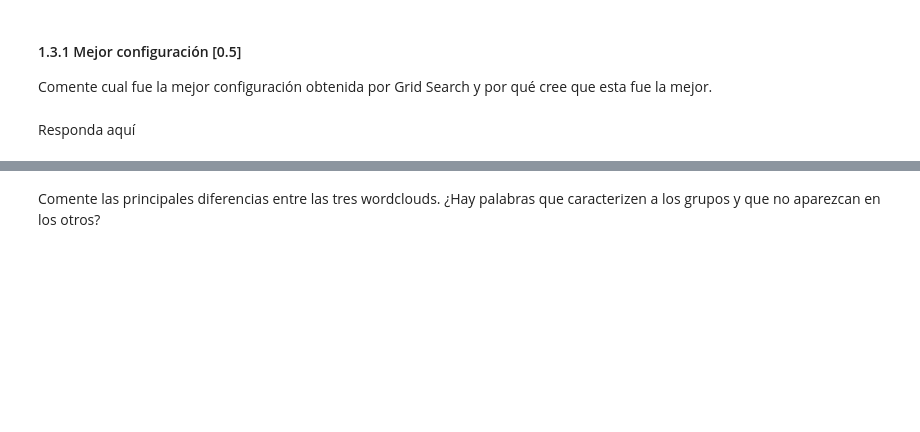
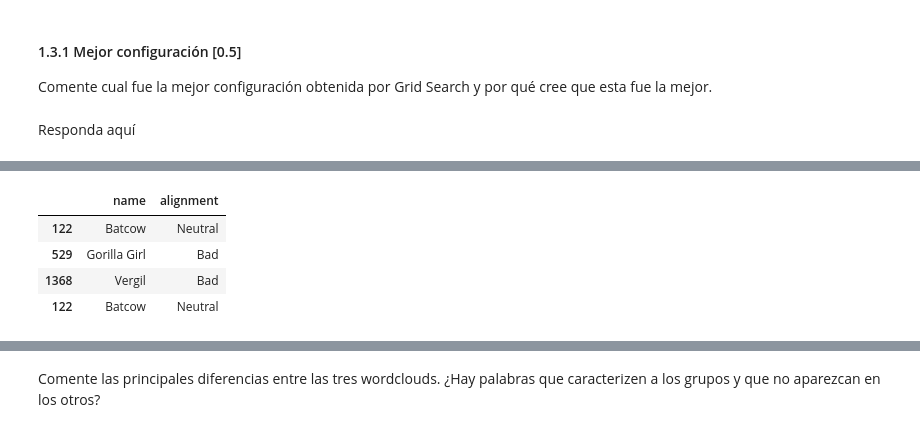
Before and after one commit to nicacevedo/Laboratorio-Ciencia-de-Datos, a Jupyter notebook: Lab4/enunciado_Laboratorio4.ipynb, the cells around one changed output, grey strips where cells are left out. Drawn from its saved outputs; the diff is of its cells as text; code cells hidden in the pictures; blank space fills up the shorter version.

```diff
--- a/Lab4/enunciado_Laboratorio4.ipynb
+++ b/Lab4/enunciado_Laboratorio4.ipynb
@@ -343,3 +464,15 @@ Llego el momento de predecir cual es la verdadera alineación de `Batcow`. Para
+# %%
+# Resultados para los personajes solicitados
+df_comics_no_label.loc[
+    df_comics_no_label['name'].isin(['Batcow', 'Vergil','Gorilla Girl']),
+    ['name','alignment']
+    ]
+# %% [output]
+|  | name | alignment |
+| 122 | Batcow | Neutral |
+| 529 | Gorilla Girl | Bad |
+| 1368 | Vergil | Bad |
+| 122 | Batcow | Neutral |
 # %% [markdown]
 ### Wordclouds [Opcional- 0,5]
 
```
Also changed, not shown: parts of 17 cells of this notebook, 1 other file.
